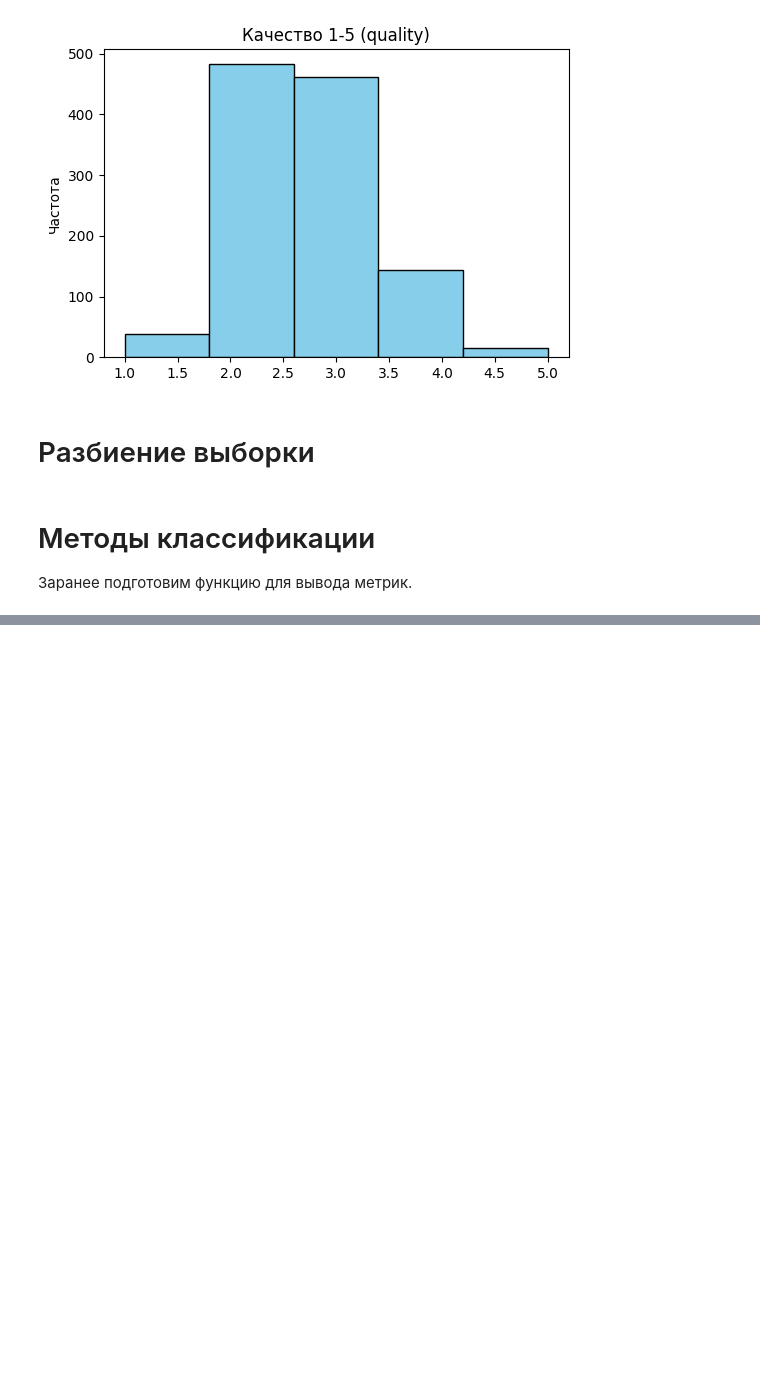
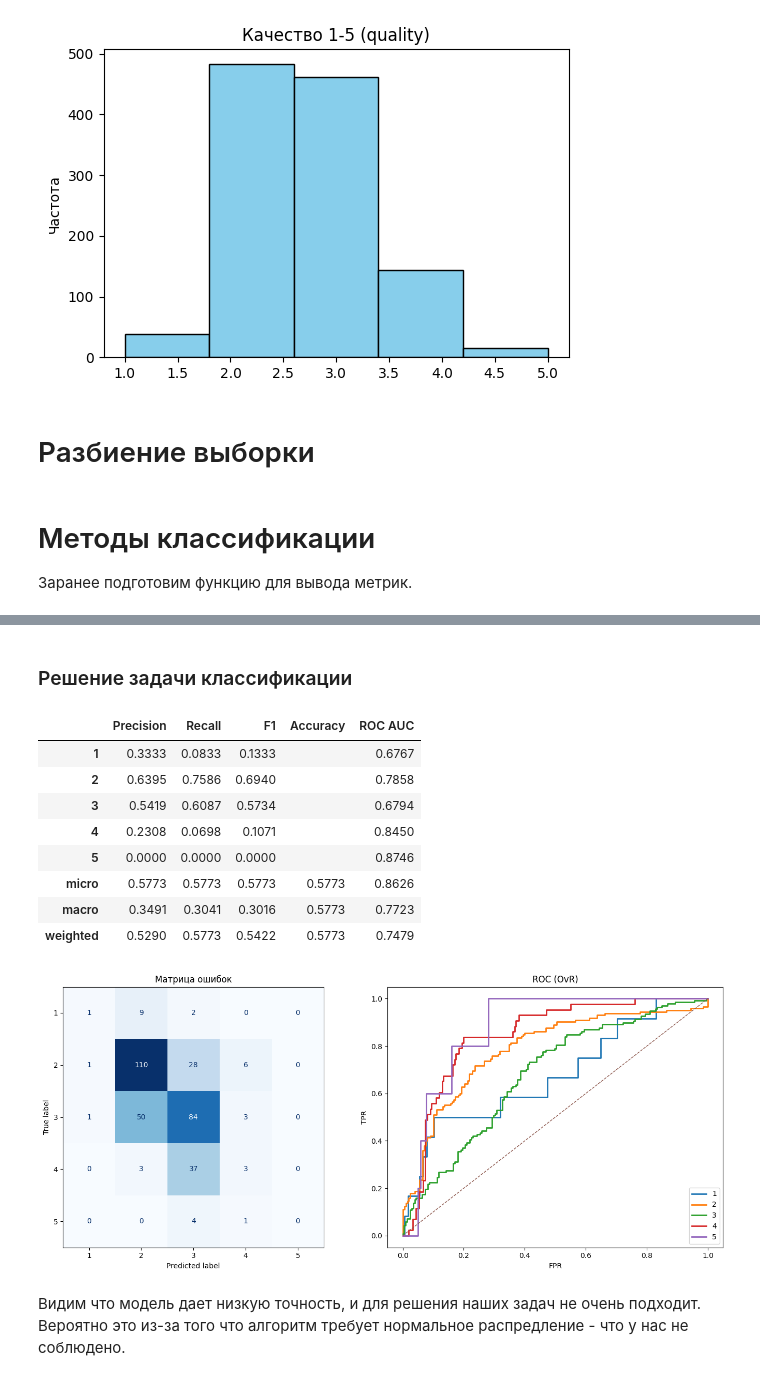
Before and after one commit to olesya1119/ML, a Jupyter notebook: lab3/notebook.ipynb, the cells around one changed output, grey strips where cells are left out. Saved outputs shown, nothing was run; the diff lists cells and outputs as text; code cells hidden in the pictures; blank space fills up the shorter version.

```diff
--- a/lab3/notebook.ipynb
+++ b/lab3/notebook.ipynb
@@ -262 +339,24 @@ def get_metrics(y_true, y_pred, y_prob=None, class_names=None):
+# %% [markdown]
+### Решение задачи классификации
+# %%
+clf = GaussianNB(var_smoothing=1)
+clf.fit(X_train_scaled, y_train)
+
+y_pred = clf.predict(X_test_scaled)
+y_prob = clf.predict_proba(X_test_scaled)
+
+tree_metrics = get_metrics(y_test, y_pred, y_prob, class_names=['1', '2', '3', '4', '5'])
+# %% [output]
+|  | Precision | Recall | F1 | Accuracy | ROC AUC |
+| 1 | 0.3333 | 0.0833 | 0.1333 |  | 0.6767 |
+| 2 | 0.6395 | 0.7586 | 0.6940 |  | 0.7858 |
+| 3 | 0.5419 | 0.6087 | 0.5734 |  | 0.6794 |
+| 4 | 0.2308 | 0.0698 | 0.1071 |  | 0.8450 |
+| 5 | 0.0000 | 0.0000 | 0.0000 |  | 0.8746 |
+| micro | 0.5773 | 0.5773 | 0.5773 | 0.5773 | 0.8626 |
+| macro | 0.3491 | 0.3041 | 0.3016 | 0.5773 | 0.7723 |
+| weighted | 0.5290 | 0.5773 | 0.5422 | 0.5773 | 0.7479 |
+[figure, added]
+# %% [markdown]
+Видим что модель дает низкую точность, и для решения наших задач не очень подходит. Вероятно это из-за того что алгоритм требует нормальное распредление - что у нас не соблюдено.
 # %% [markdown]
```
Also changed, not shown: parts of 18 cells of this notebook.
